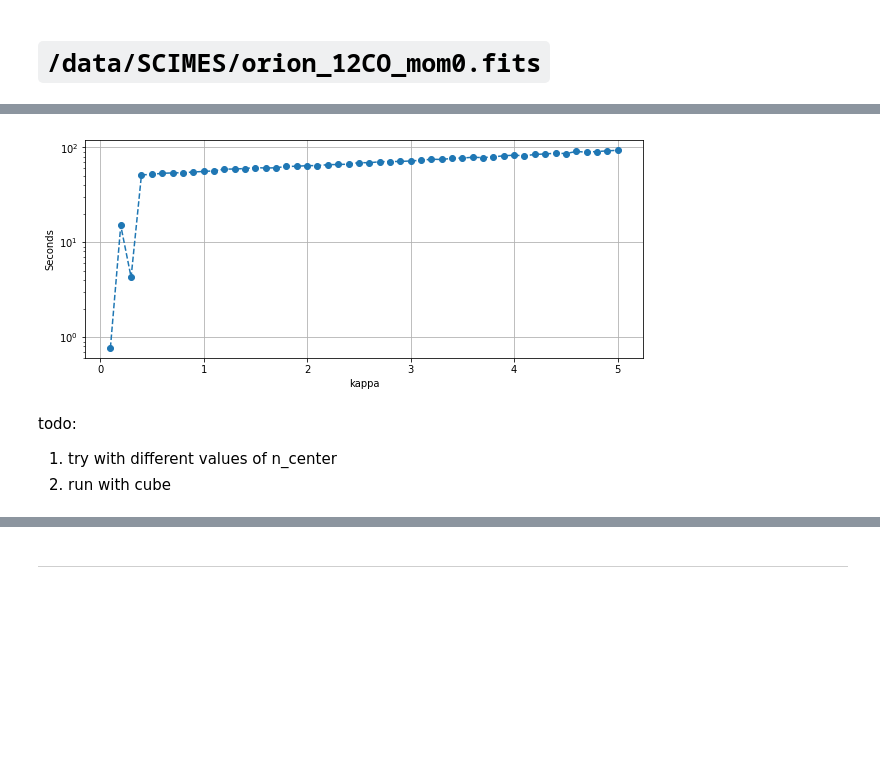
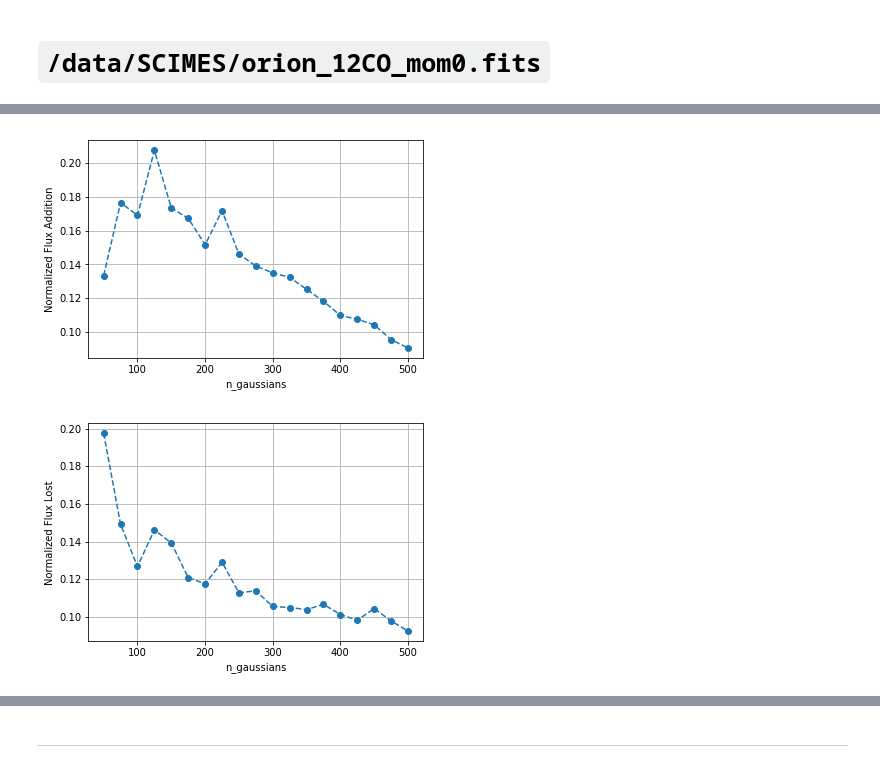
Before and after one commit to mavillan/HDMClouds, a Jupyter notebook: notebooks/exp-n_gaussians.ipynb, the cells around one changed output, grey strips where cells are left out. Cells and saved outputs as stored; diff of their text form; code cells hidden in the pictures; blank space fills up the shorter version.

```diff
--- a/notebooks/exp-n_gaussians.ipynb
+++ b/notebooks/exp-n_gaussians.ipynb
@@ -241,7 +235,11 @@ plt.grid()
 # %%
-plt.figure(figsize=(10,4))
-plt.plot(kappa_values, res_inf_list, "o--")
-plt.xlabel("kappa")
-plt.ylabel("Inf-Norm of Residual")
+infR_list = []
+for res in results_orionMono:
+    infR_list.append(res["infR"])
+
+plt.plot(n_gaussians_list, infR_list, "o--")
+plt.xlabel("n_gaussians")
+plt.ylabel("Inf Norm of Residual")
 plt.grid()
+plt.show()
 # %% [output]
@@ -265,13 +247,24 @@ plt.grid()
-# %%
-plt.figure(figsize=(10,4))
-plt.semilogy(kappa_values, time_list, "o--")
-plt.xlabel("kappa")
-plt.ylabel("Seconds")
-plt.grid()
-# %% [output]
-[figure, removed]
-# %% [markdown]
-todo:
-
-1. try with different values of n_center
-2. run with cube
+# %%
+nfa_list = []
+for res in results_orionMono:
+    nfa_list.append(res["nfa"])
+
+plt.plot(n_gaussians_list, nfa_list, "o--")
+plt.xlabel("n_gaussians")
+plt.ylabel("Normalized Flux Addition")
+plt.grid()
+plt.show()
+# %% [output]
+[figure, added]
+# %%
+nfl_list = []
+for res in results_orionMono:
+    nfl_list.append(res["nfl"])
+
+plt.plot(n_gaussians_list, nfl_list, "o--")
+plt.xlabel("n_gaussians")
+plt.ylabel("Normalized Flux Lost")
+plt.grid()
+plt.show()
+# %% [output]
+[figure, added]
```
Also changed, not shown: parts of 26 cells of this notebook.
